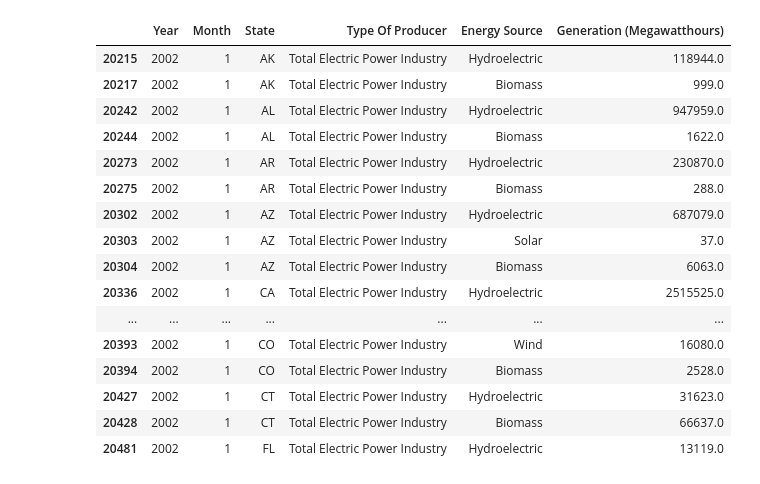
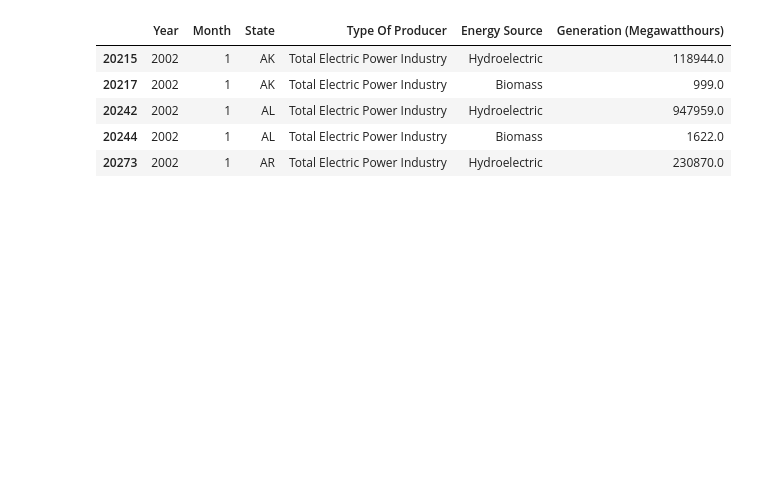
Before and after one commit to jrangel100/Project1, a Jupyter notebook: nrg_project.ipynb, the cells around one changed output. Saved outputs shown, nothing was run; the diff lists cells and outputs as text; code cells hidden in the pictures; blank space fills up the shorter version.

```diff
--- a/nrg_project.ipynb
+++ b/nrg_project.ipynb
@@ -8,50 +8,39 @@ import time
 from scipy.stats import linregress
 # %%
 # Import Production Data (and State Index)
-# Production Data Source
+# Production Data Source:
 # https://www.kaggle.com/datasets/kevinmorgado/us-energy-generation-2001-2022?select=organised_Gen.csv
 
 # Load the State Index CSV file
 state_df = pd.read_csv("Resources/states.csv", usecols = ['State', 'Code'])
 
 # Load the Production CSV file and exclude first column
 col_list = ['YEAR', 'MONTH', 'STATE', 'TYPE OF PRODUCER', 'ENERGY SOURCE', 'GENERATION (Megawatthours)']
 prod_df = pd.read_csv("Resources/organised_Gen.csv", usecols = col_list)
 
 # Assign title case to column names and rename 'State'
 col_list_cased = [col.title() for col in col_list]
 prod_df.columns = col_list_cased
 
-# Filter for years 2002 - 2021 to match investment data set
-prod_df = prod_df.loc[(prod_df['Year'] > 2001) & (prod_df['Year'] < 2022) & (prod_df['Type Of Producer'] == "Total Electric Power Industry")]
+# Filter for years 2002 - 2021 to match investment data set, filter out unused states and 'Total' rows
+prod_df = prod_df.loc[(prod_df['Year'] > 2001) & (prod_df['Year'] < 2022) & (prod_df['State'] != 'US-TOTAL') & (prod_df['Type Of Producer'] == 'Total Electric Power Industry')]
 
 # Filter for common energy types across both data sets
 prod_source_list = ['Geothermal', 'Hydroelectric Conventional', 'Other Biomass', 'Solar Thermal and Photovoltaic', 'Wind']
 prod_df = prod_df.loc[prod_df['Energy Source'].isin(prod_source_list)]
 
 # Rename energy sources to common convention
 prod_df = prod_df.replace(['Hydroelectric Conventional', 'Other Biomass', 'Solar Thermal and Photovoltaic'],
                           ['Hydroelectric', 'Biomass', 'Solar'])
 
 # Display sample data
-prod_df.head(20)
+prod_df.head()
 # %% [output]
 |  | Year | Month | State | Type Of Producer | Energy Source | Generation (Megawatthours) |
 | 20215 | 2002 | 1 | AK | Total Electric Power Industry | Hydroelectric | 118944.0 |
 | 20217 | 2002 | 1 | AK | Total Electric Power Industry | Biomass | 999.0 |
 | 20242 | 2002 | 1 | AL | Total Electric Power Industry | Hydroelectric | 947959.0 |
 | 20244 | 2002 | 1 | AL | Total Electric Power Industry | Biomass | 1622.0 |
 | 20273 | 2002 | 1 | AR | Total Electric Power Industry | Hydroelectric | 230870.0 |
-| 20275 | 2002 | 1 | AR | Total Electric Power Industry | Biomass | 288.0 |
-| 20302 | 2002 | 1 | AZ | Total Electric Power Industry | Hydroelectric | 687079.0 |
-| 20303 | 2002 | 1 | AZ | Total Electric Power Industry | Solar | 37.0 |
-| 20304 | 2002 | 1 | AZ | Total Electric Power Industry | Biomass | 6063.0 |
-| 20336 | 2002 | 1 | CA | Total Electric Power Industry | Hydroelectric | 2515525.0 |
-| ... | ... | ... | ... | ... | ... | ... |
-| 20393 | 2002 | 1 | CO | Total Electric Power Industry | Wind | 16080.0 |
-| 20394 | 2002 | 1 | CO | Total Electric Power Industry | Biomass | 2528.0 |
-| 20427 | 2002 | 1 | CT | Total Electric Power Industry | Hydroelectric | 31623.0 |
-| 20428 | 2002 | 1 | CT | Total Electric Power Industry | Biomass | 66637.0 |
-| 20481 | 2002 | 1 | FL | Total Electric Power Industry | Hydroelectric | 13119.0 |
 # %%
 # Import Investment Data
```
Also changed, not shown: parts of 8 cells of this notebook.
